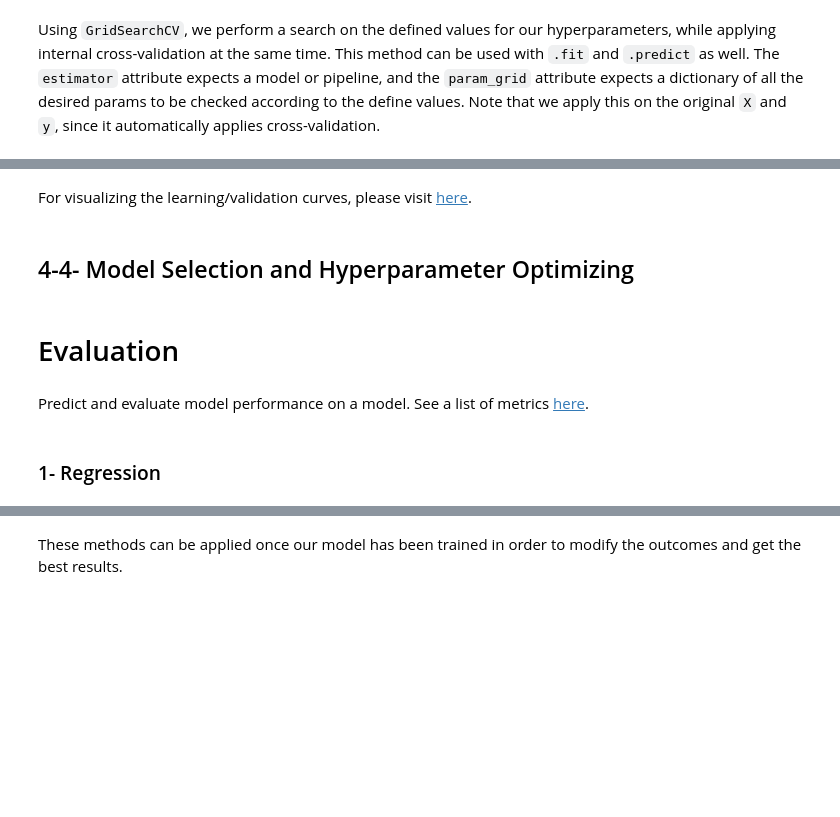
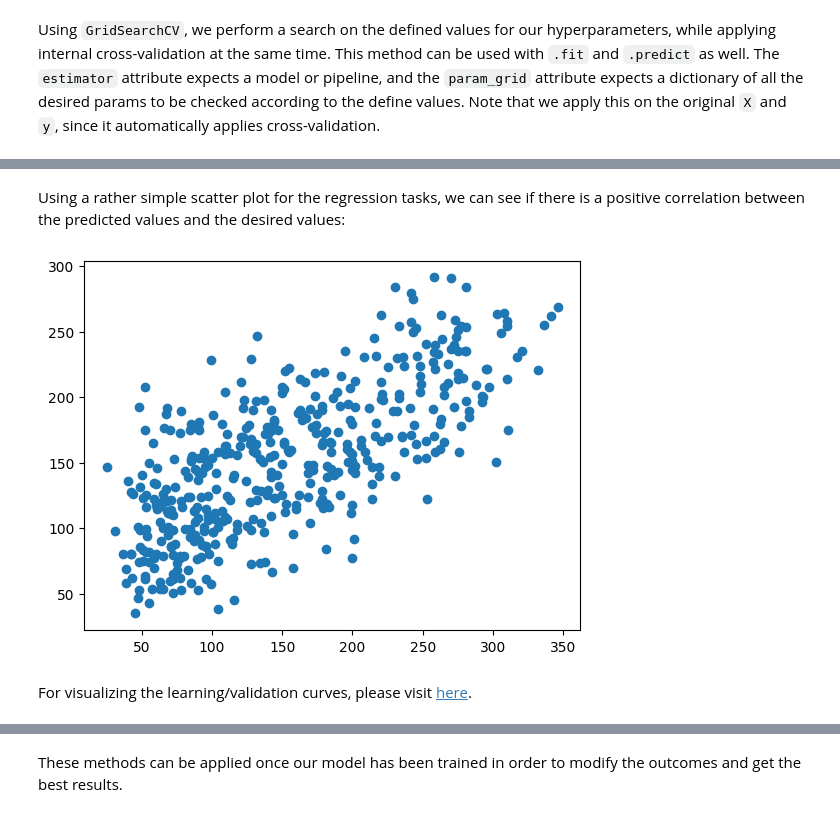
Before and after one commit to tabaraei/Data-Science-Toolkit, a Jupyter notebook: Scikit-Learn.ipynb, the cells around one changed output, grey strips where cells are left out. Cells and saved outputs as stored; diff of their text form; code cells hidden in the pictures; blank space fills up the shorter version.

```diff
--- a/Scikit-Learn.ipynb
+++ b/Scikit-Learn.ipynb
@@ -1314,10 +1459,16 @@ pd.DataFrame(grid.cv_results_)
+# %% [markdown]
+Using a rather simple scatter plot for the regression tasks, we can see if there is a positive correlation between the predicted values and the desired values:
+# %%
+from sklearn.datasets import load_diabetes
+from sklearn.linear_model import LinearRegression
+import matplotlib.pyplot as plt
+
+X, y = load_diabetes(return_X_y=True)
+clf = LinearRegression()
+clf.fit(X, y)
+y_pred = clf.predict(X)
+plt.scatter(y, y_pred);
+# %% [output]
+[figure, added]
 # %% [markdown]
 For visualizing the learning/validation curves, please visit [here](https://scikit-learn.org/stable/modules/classes.html#visualization).
-# %% [markdown]
-## 4-4- Model Selection and Hyperparameter Optimizing
-# %% [markdown]
-# Evaluation
-# %% [markdown]
-Predict and evaluate model performance on a model. See a list of metrics [here](https://scikit-learn.org/stable/modules/model_evaluation.html).
-# %% [markdown]
-### 1- Regression
```
Also changed, not shown: parts of 69 cells of this notebook.
